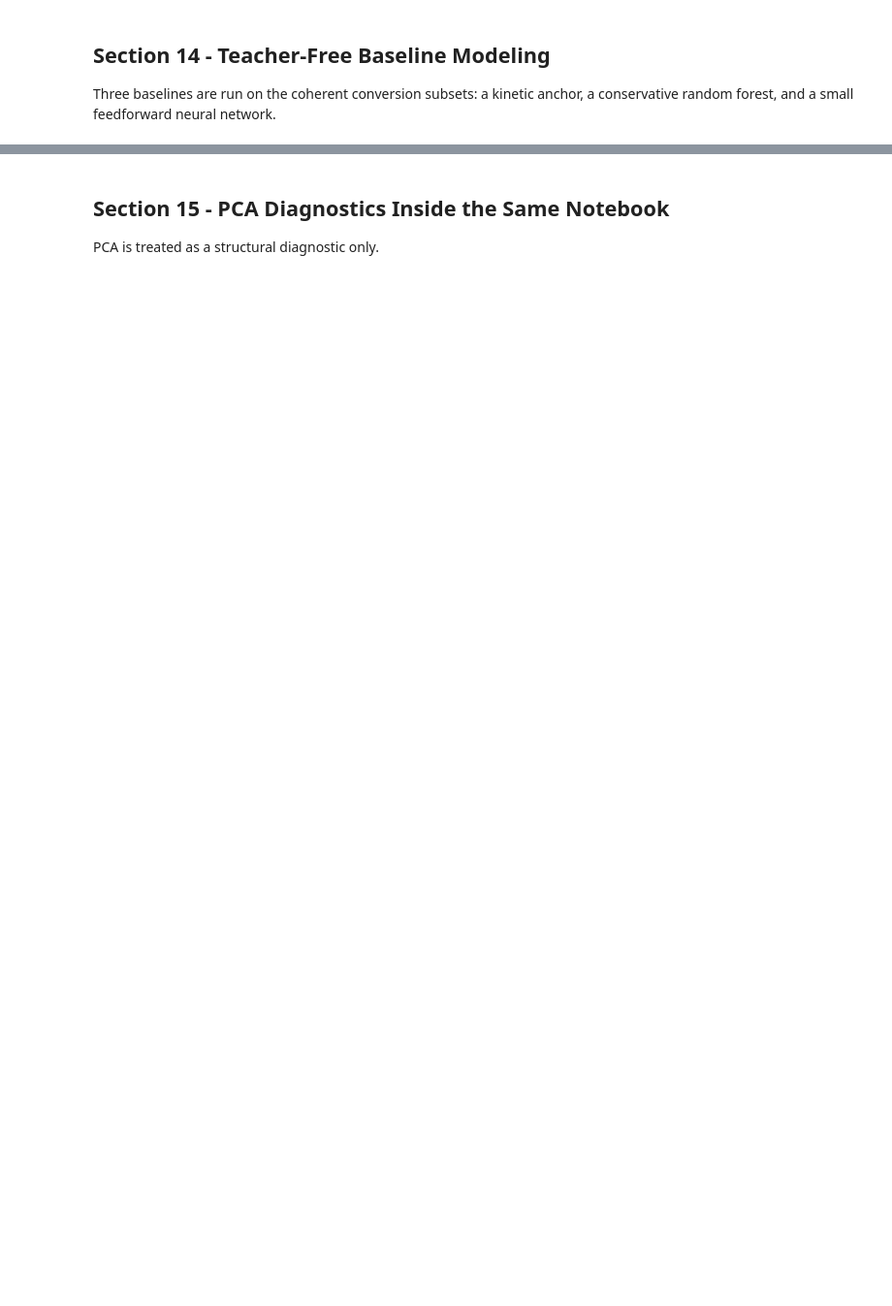
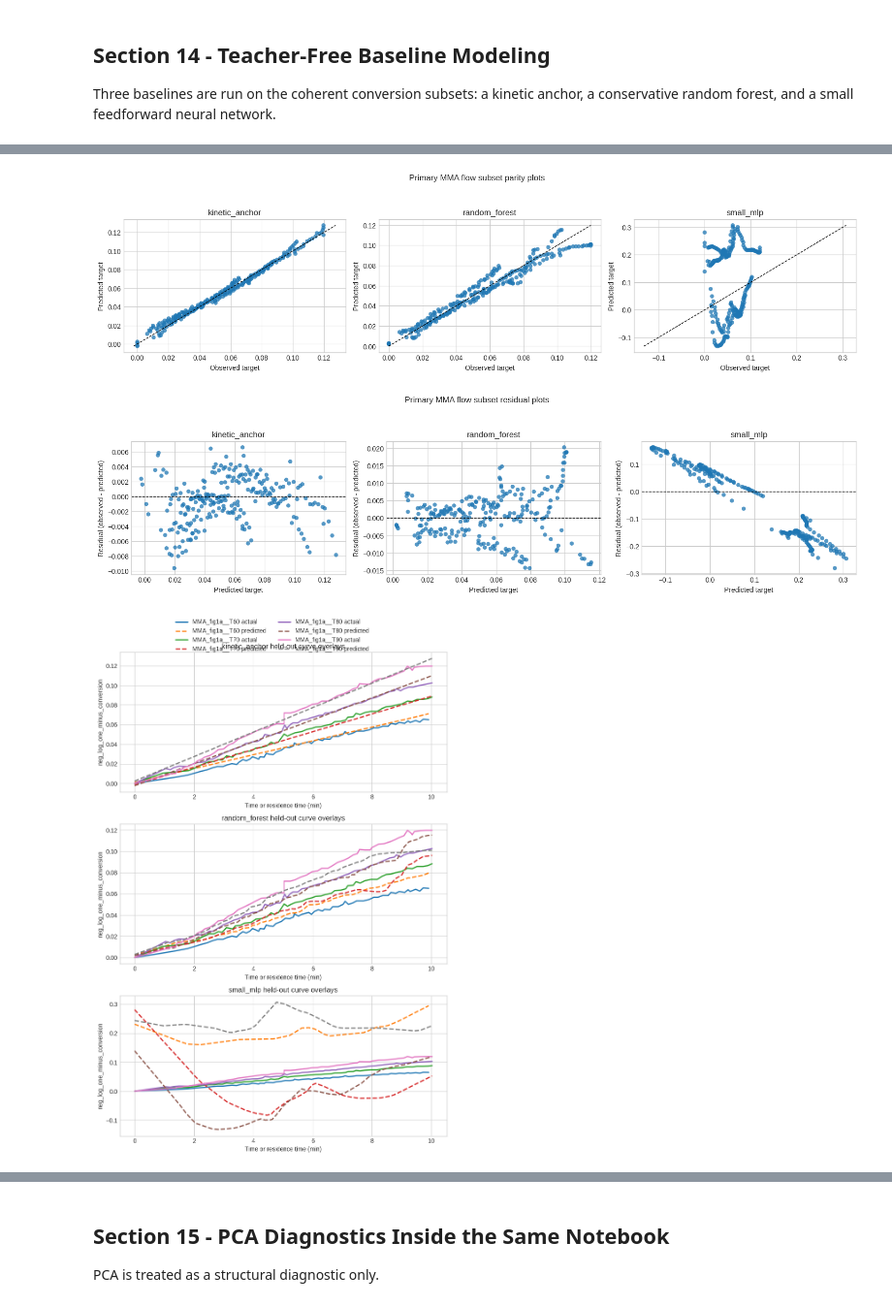
Before and after one commit to Ari-S-123/PCINN, a Jupyter notebook: polymer_new_data_end_to_end.ipynb, the cells around one changed output, grey strips where cells are left out. Shown at 97% size. Drawn from its saved outputs; the diff is of its cells as text; code cells hidden in the pictures; blank space fills up the shorter version.

```diff
--- a/polymer_new_data_end_to_end.ipynb
+++ b/polymer_new_data_end_to_end.ipynb
@@ -663,11 +868,13 @@ def run_baselines_for_subset(subset_df: pd.DataFrame, subset_name: str, split_re
     return pd.DataFrame(metric_rows), pd.DataFrame(prediction_rows)
 
 
-def save_figure(fig: plt.Figure, filename: str) -> Path:
-    """Persist a Matplotlib figure under the shared artifact figure directory."""
+def save_figure(fig: plt.Figure, filename: str, *, display_inline: bool = False) -> Path:
+    """Persist a Matplotlib figure under the shared artifact figure directory and optionally display it inline."""
 
     output_path = FIGURE_DIR / filename
     fig.savefig(output_path, dpi=FIGURE_DPI, bbox_inches="tight")
+    if display_inline:
+        display(fig)
     plt.close(fig)
     return output_path
 
@@ -777,33 +1071,48 @@ for axis, model_name in zip(parity_axes.flatten(), model_names):
     low_bound = min(model_df["y_true"].min(), model_df["y_pred"].min())
     high_bound = max(model_df["y_true"].max(), model_df["y_pred"].max())
     axis.plot([low_bound, high_bound], [low_bound, high_bound], linestyle="--", color="black", linewidth=1.0)
     axis.set_title(model_name)
     axis.set_xlabel("Observed target")
     axis.set_ylabel("Predicted target")
 parity_fig.suptitle("Primary MMA flow subset parity plots")
-parity_path = save_figure(parity_fig, "primary_mma_flow_parity.png")
+parity_fig.tight_layout(rect=[0, 0, 1, 0.92])
+parity_path = save_figure(parity_fig, "primary_mma_flow_parity.png", display_inline=True)
 
 residual_fig, residual_axes = plt.subplots(1, len(model_names), figsize=(5.2 * len(model_names), 4.2), squeeze=False)
 for axis, model_name in zip(residual_axes.flatten(), model_names):
     model_df = primary_prediction_df.loc[primary_prediction_df["model_name"] == model_name].copy()
     axis.scatter(model_df["y_pred"], model_df["residual"], alpha=0.75, edgecolor="none")
     axis.axhline(0.0, linestyle="--", color="black", linewidth=1.0)
     axis.set_title(model_name)
     axis.set_xlabel("Predicted target")
     axis.set_ylabel("Residual (observed - predicted)")
 residual_fig.suptitle("Primary MMA flow subset residual plots")
-residual_path = save_figure(residual_fig, "primary_mma_flow_residuals.png")
+residual_fig.tight_layout(rect=[0, 0, 1, 0.92])
+residual_path = save_figure(residual_fig, "primary_mma_flow_residuals.png", display_inline=True)
 
 overlay_fig, overlay_axes = plt.subplots(len(model_names), 1, figsize=(8.4, 4.2 * len(model_names)), squeeze=False)
 for axis, model_name in zip(overlay_axes.flatten(), model_names):
     model_df = primary_prediction_df.loc[primary_prediction_df["model_name"] == model_name].sort_values(["curve_id", "model_time_min"])
     for curve_id, curve_df in model_df.groupby("curve_id", dropna=False):
         axis.plot(curve_df["model_time_min"], curve_df["y_true"], linewidth=2.0, label=f"{curve_id} actual")
         axis.plot(curve_df["model_time_min"], curve_df["y_pred"], linestyle="--", linewidth=2.0, label=f"{curve_id} predicted")
     axis.set_title(f"{model_name} held-out curve overlays")
     axis.set_xlabel("Time or residence time (min)")
     axis.set_ylabel("neg_log_one_minus_conversion")
 handles, labels = overlay_axes.flatten()[0].get_legend_handles_labels()
 overlay_fig.legend(handles, labels, loc="upper center", ncol=2)
 overlay_fig.tight_layout(rect=[0, 0, 1, 0.96])
-overlay_path = save_figure(overlay_fig, "primary_mma_flow_curve_overlays.png")
+overlay_path = save_figure(overlay_fig, "primary_mma_flow_curve_overlays.png", display_inline=True)
+
+
+display(Markdown(textwrap.dedent("""
+### How to read these baseline plots
+
+- **Parity plots:** points close to the diagonal indicate accurate predictions. Systematic flattening or curvature means the model is missing part of the response structure.
+- **Residual plots:** random scatter around zero is healthier than clear trends. A slope or funnel shape means bias or heteroskedastic error.
+- **Held-out curve overlays:** the solid line is the observed curve and the dashed line is the prediction for the same held-out curve. These overlays matter more than training loss because the split is group-aware by `curve_id`.
+""")))
+# %% [output]
+[figure, added]
+[figure, added]
+[figure, added]
```
Also changed, not shown: parts of 22 cells of this notebook, 12 other files.
